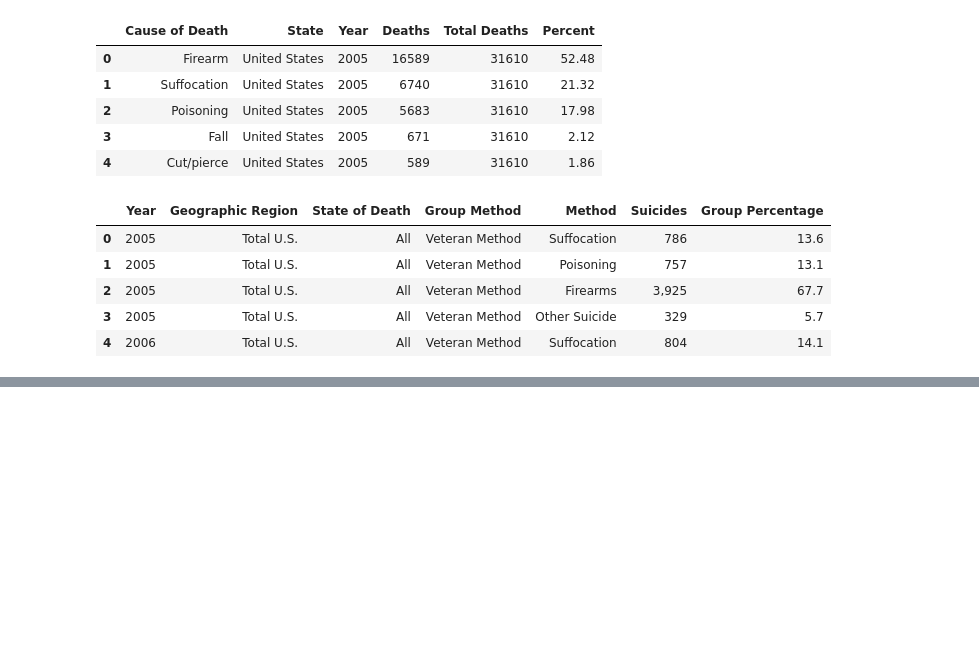
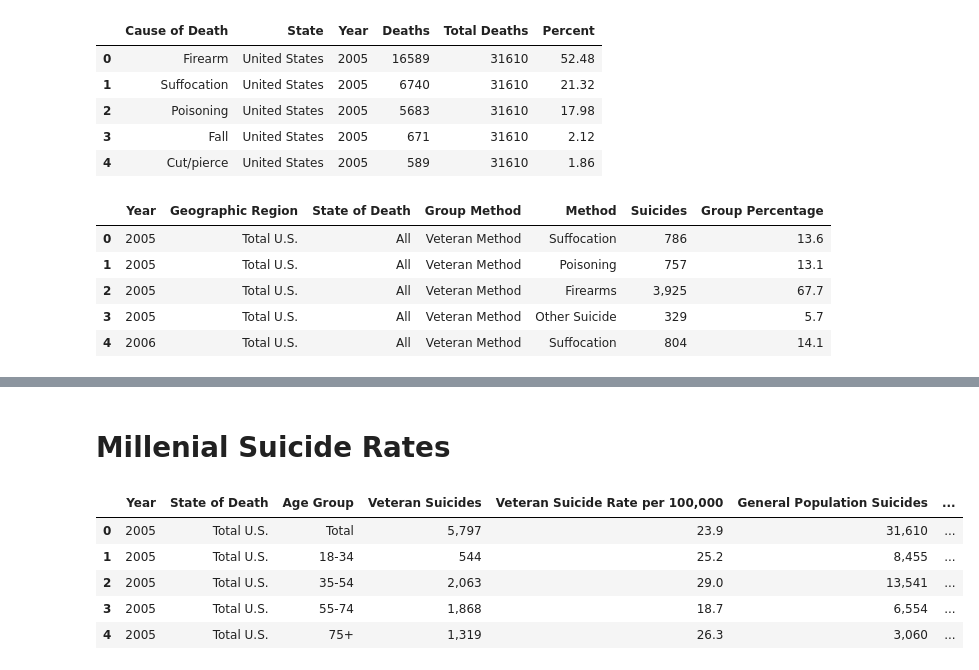
Before and after one commit to jetchechury/Project_1_SuicideAnalysis, a Jupyter notebook: Veteran Suicide Project.ipynb, the cells around one changed output, grey strips where cells are left out. Cells and saved outputs as stored; diff of their text form; code cells hidden in the pictures; blank space fills up the shorter version.

```diff
--- a/Veteran Suicide Project.ipynb
+++ b/Veteran Suicide Project.ipynb
@@ -337,3 +339,18 @@ plt.savefig("../Project_1_Team_2/Suicides_Line_Graph.png")
 # %% [output]
 [interactive output not drawn]
 [interactive output not drawn]
+# %% [markdown]
+# Millenial Suicide Rates
+# %%
+# Veteran and General Population Suicides by age
+# rename ve_tage_df
+millennial_df=vet_age_df2
+millennial_df=millennial_df.drop(['Geographic\nRegion,\nBased on\nstate of\ndeath'],axis =1)
+millennial_df.head()
+# %% [output]
+|  | Year | State of Death | Age Group | Veteran Suicides | Veteran Suicide Rate per 100,000 | General Population Suicides | ... |
+| 0 | 2005 | Total U.S. | Total | 5,797 | 23.9 | 31,610 | ... |
+| 1 | 2005 | Total U.S. | 18-34 | 544 | 25.2 | 8,455 | ... |
+| 2 | 2005 | Total U.S. | 35-54 | 2,063 | 29.0 | 13,541 | ... |
+| 3 | 2005 | Total U.S. | 55-74 | 1,868 | 18.7 | 6,554 | ... |
+| 4 | 2005 | Total U.S. | 75+ | 1,319 | 26.3 | 3,060 | ... |
```
Also changed, not shown: parts of 12 cells of this notebook, 9 other files.
